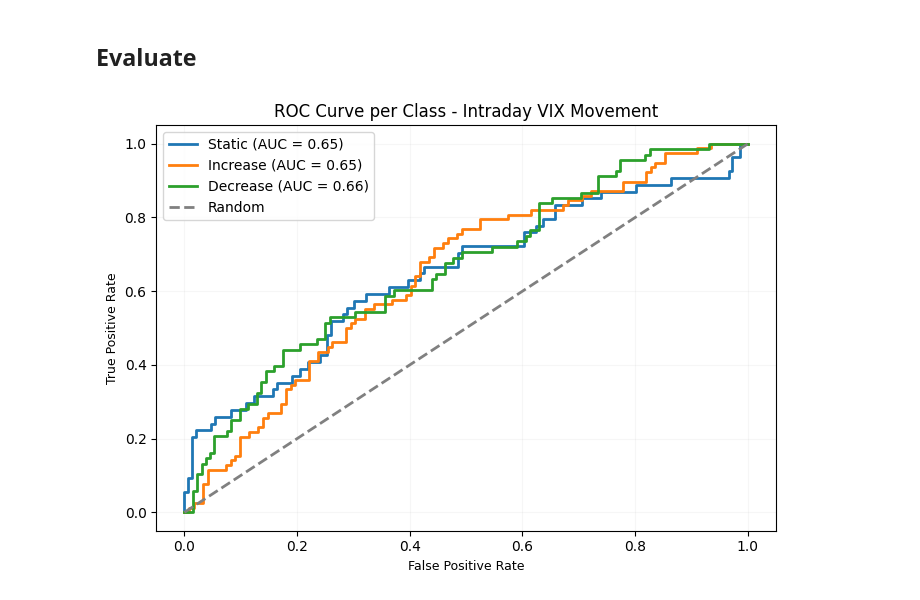
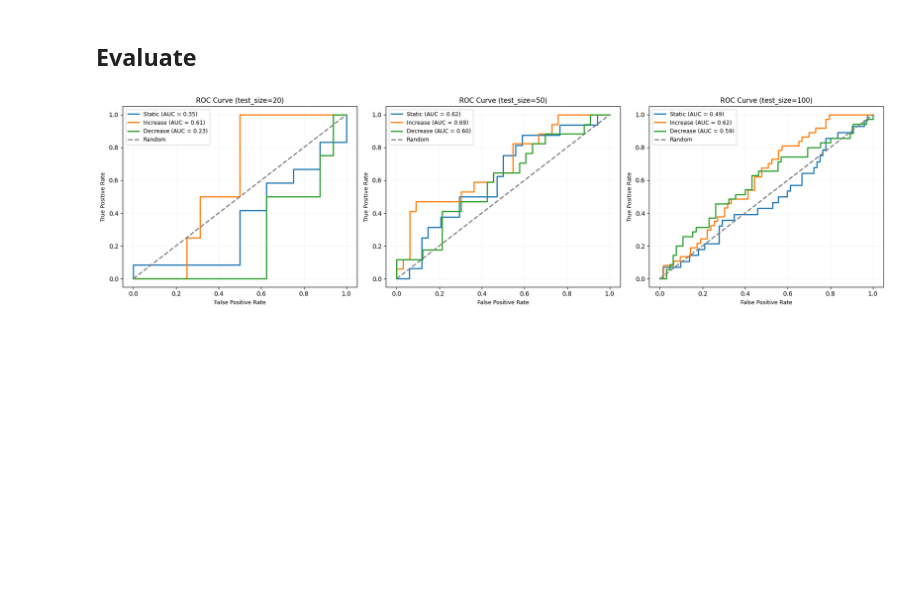
Before and after one commit to AFAcoding/Hierarchical-Regime-Aware-Stacked-Ensemble-for-Intra-day-VIX-Dynamics, a Jupyter notebook: LGBM.ipynb, the cells around one changed output. Saved outputs shown, nothing was run; the diff lists cells and outputs as text; code cells hidden in the pictures; blank space fills up the shorter version.

```diff
--- a/LGBM.ipynb
+++ b/LGBM.ipynb
@@ -257,7 +257,8 @@ scaler = StandardScaler()
 param_grid = {
     'reg_lambda': [0.1, 0.2, 0.5, 1.0],
     'reg_alpha': [0.0, 0.05, 0.1],
-    'colsample_bytree': [0.8, 0.9, 1.0],
+    'max_depth': [4,6,8],
+    'colsample_bytree': [0.8, 0.9, 1.0]
 }
 
 # LOOP OVER SPLITS (NOW TRAIN / VAL)
@@ -295,7 +296,6 @@ for i, (X_train, X_val, Y_train, Y_val) in enumerate(splits):
     model = LGBMClassifier(
         n_estimators=6000,
         learning_rate=0.01,
-        max_depth=8,
         objective='multiclass',
         num_class=3,
         random_state=42,
@@ -570,9 +570,3 @@ model_lbm = LGBMClassifier(
     n_jobs=-1,
     verbose=-1
 )
-# %%
-backtesting_res = backtesting_prod(test_size=200,model=model_lbm, data=data)
-
-precision = precision_score(backtesting_res['real_class'],backtesting_res['pred_class'],average="weighted",zero_division=0)
-f1 = f1_score(backtesting_res['real_class'],backtesting_res['pred_class'],average="weighted")
-print(f"Final Production Backtesting Metrics: {precision:.2f}, {f1:.2f}")
@@ -581,7 +573,8 @@ Final Production Backtesting Metrics: 0.50, 0.49
 # %%
-test_sizes = [20, 40, 100, 200]
+test_sizes = [10, 20, 30, 40, 50, 60, 100, 200]
 
 results = []
+backtesting_dict = {}
 
 for ts in test_sizes:
 
@@ -590,6 +583,8 @@ for ts in test_sizes:
         model=model_lbm,
         data=data
     )
+
+    backtesting_dict[ts] = backtesting_res
 
     precision = precision_score(
         backtesting_res['real_class'],
@@ -611,7 +606,6 @@ for ts in test_sizes:
     })
 
 metrics_df = pd.DataFrame(results)
-
 print(metrics_df)
 # %% [output]
    test_size  precision  f1_score
@@ -624,54 +622,57 @@ print(metrics_df)
 # %%
 from sklearn.preprocessing import label_binarize
 from sklearn.metrics import roc_curve, auc
 
-# TRUE LABELS
-y_true = backtesting_res['real_class'].values
+backtesting_res_20 = backtesting_dict[20]
+backtesting_res_50 = backtesting_dict[50]
+backtesting_res_100 = backtesting_dict[100]
+
 classes = [0, 1, 2]
-
-y_true_bin = label_binarize(y_true, classes=classes)
-
 labels = ['Static', 'Increase', 'Decrease']
 
-# PROBABILITIES MATRIX
-y_score = np.column_stack([
-    backtesting_res['proba_class_0'].values if 'proba_class_0' in backtesting_res.columns else None,
-    backtesting_res['proba_class_1'].values,
-    backtesting_res['proba_class_2'].values if 'proba_class_2' in backtesting_res.columns else None
-])
+fig, axes = plt.subplots(1, 3, figsize=(18, 5))
 
-# fallback if only 2-class model
-if y_score.shape[1] != len(classes):
-    raise ValueError("ROC multiclass requires probability per class")
+for ax, res, name in zip(
+    axes,
+    [backtesting_res_20, backtesting_res_50, backtesting_res_100],
+    ["20", "50", "100"]
+):
+    # TRUE LABELS
+    y_true = res['real_class'].values
+    y_true_bin = label_binarize(y_true, classes=classes)
 
-# PLOT ROC
-plt.figure(figsize=(7, 5))
+    # PROBABILITIES
+    y_score = np.column_stack([
+        res['proba_class_0'].values if 'proba_class_0' in res.columns else None,
+        res['proba_class_1'].values,
+        res['proba_class_2'].values if 'proba_class_2' in res.columns else None
+    ])
 
-roc_aucs = []
+    if y_score.shape[1] != len(classes):
+        raise ValueError("ROC multiclass requires probability per class")
 
-for i in range(len(classes)):
+    # ROC CURVES
+    for i in range(len(classes)):
+        fpr, tpr, _ = roc_curve(y_true_bin[:, i], y_score[:, i])
+        roc_auc = auc(fpr, tpr)
 
-    fpr, tpr, _ = roc_curve(y_true_bin[:, i], y_score[:, i])
-    roc_auc = auc(fpr, tpr)
-    roc_aucs.append(roc_auc)
+        ax.plot(fpr, tpr, lw=2,
+                label=f'{labels[i]} (AUC = {roc_auc:.2f})')
 
-    plt.plot(fpr, tpr, lw=2,
-             label=f'{labels[i]} (AUC = {roc_auc:.2f})')
+    # Random baseline
+    ax.plot([0, 1], [0, 1],
+            color='gray', linestyle='--', lw=2,
+            label='Random')
 
-# Random baseline
-plt.plot([0, 1], [0, 1],
-         color='gray', linestyle='--', lw=2,
-         label='Random')
+    # STYLE
+    ax.set_title(f'ROC Curve (test_size={name})', fontsize=11)
+    ax.set_xlabel('False Positive Rate', fontsize=9)
+    ax.set_ylabel('True Positive Rate', fontsize=9)
+    ax.legend(loc='upper left', fontsize=9)
+    ax.grid(alpha=0.1)
 
-# STYLE
-plt.xlabel('False Positive Rate', fontsize=9)
-plt.ylabel('True Positive Rate', fontsize=9)
-plt.title('ROC Curve per Class - Intraday VIX Movement', fontsize=12)
-plt.legend(loc='upper left', fontsize=10)
-plt.grid(alpha=0.1)
 plt.tight_layout()
-
 plt.show()
 # %% [output]
-[figure, old version]
+[figure, new version]
 # %%
```
Also changed, not shown: parts of 5 cells of this notebook.
